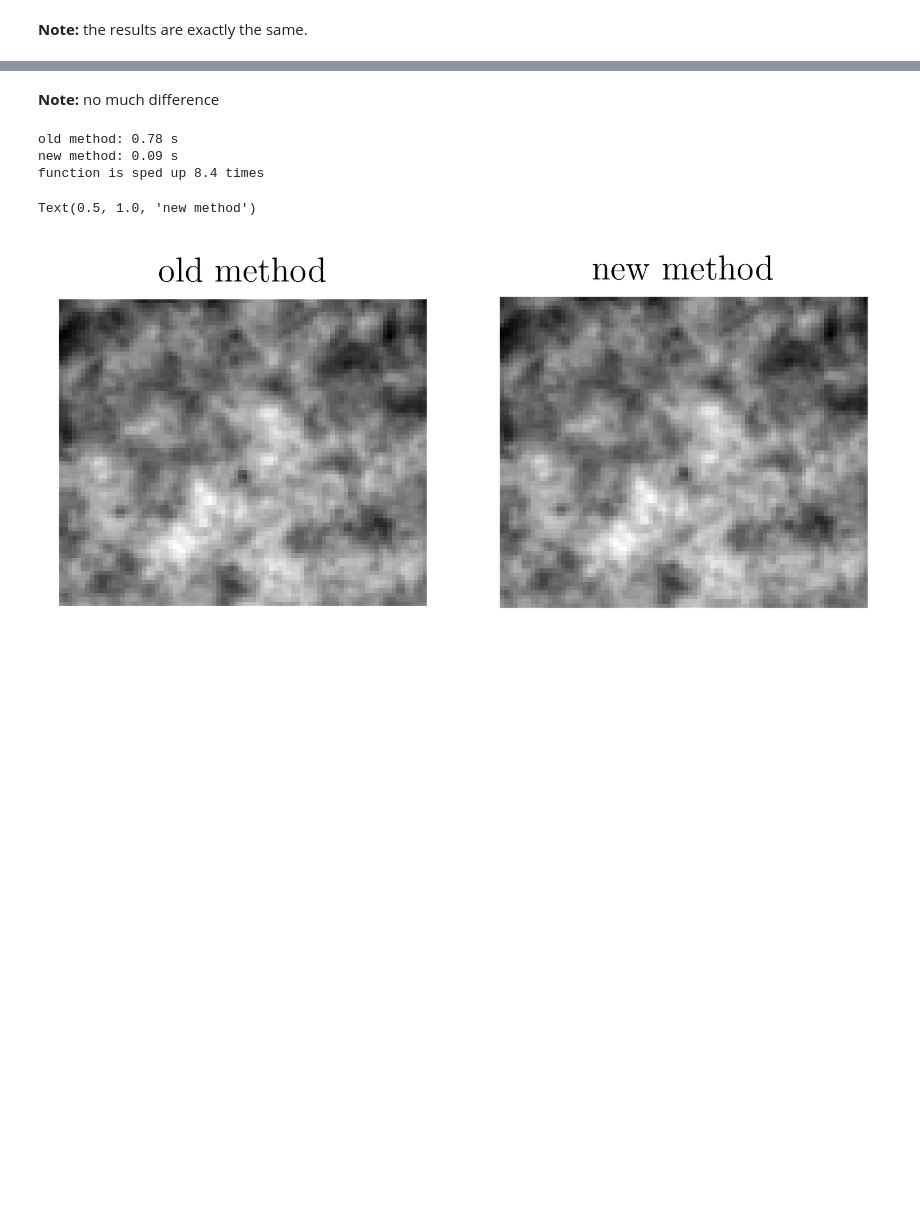
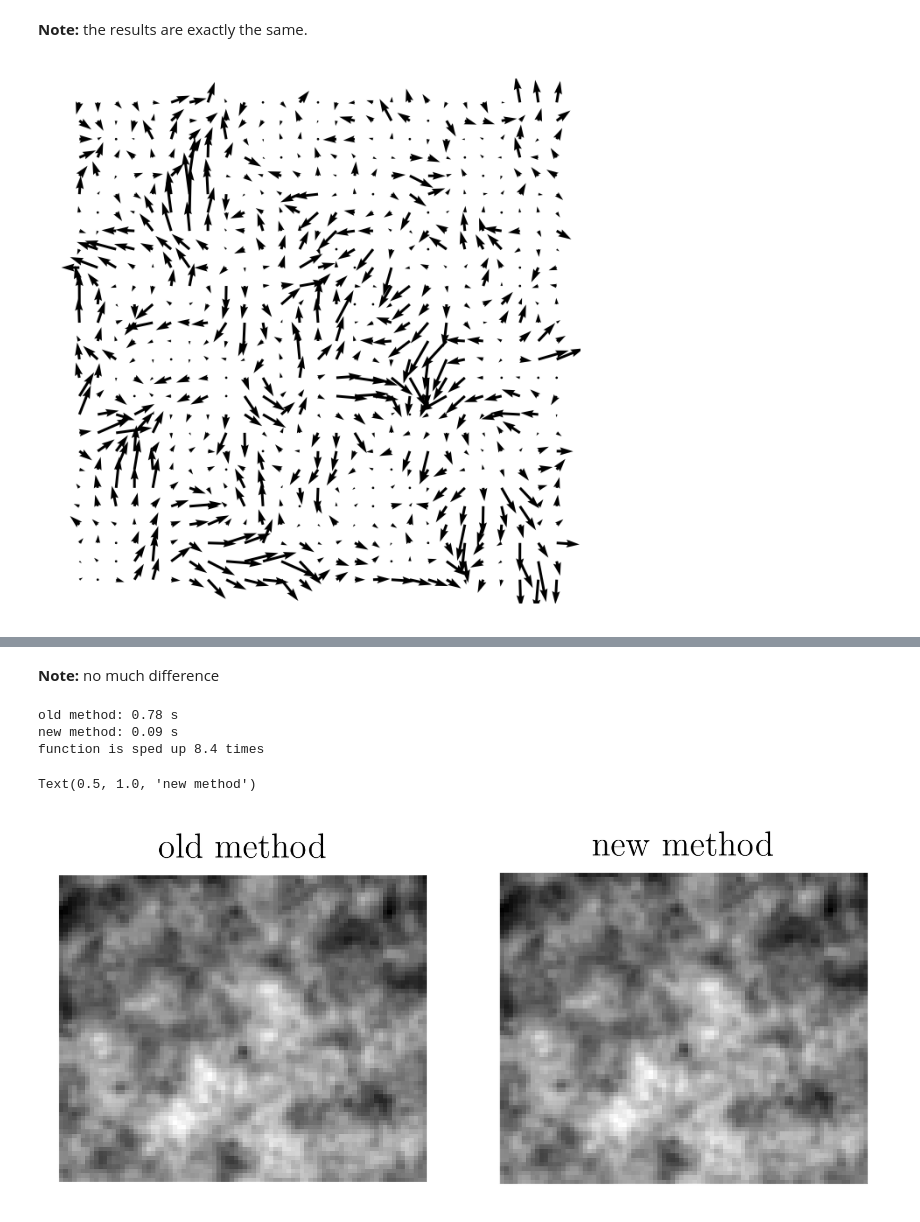
Before and after one commit to ZLoverty/Python, a Jupyter notebook: Correlation/src/code-vectorizations.ipynb, the cells around one changed output, grey strips where cells are left out. Drawn from its saved outputs; the diff is of its cells as text; code cells hidden in the pictures; blank space fills up the shorter version.

```diff
--- a/Correlation/src/code-vectorizations.ipynb
+++ b/Correlation/src/code-vectorizations.ipynb
@@ -172,3 +186,12 @@ for kw in pivData:
+# %%
+fig = plt.figure(figsize=(3, 3))
+ax = fig.add_axes([0,0,1,1])
+ax.quiver(mat['x'][0:r:3, 0:c:3], mat['y'][0:r:3, 0:c:3], mat['u'][0:r:3, 0:c:3], mat['v'][0:r:3, 0:c:3],
+          color='black', width=0.005, scale=1000)
+ax.axis('off')
+fig.savefig(r'E:\Github\PhD-thesis\Figs\A-2\v-field.pdf')
+# %% [output]
+[figure, added]
 # %%
 tic = time.monotonic()
 CA_old, CV_old = corrS(mat['x'], mat['y'], mat['u'], mat['v'])
```
Also changed, not shown: parts of 9 cells of this notebook.
